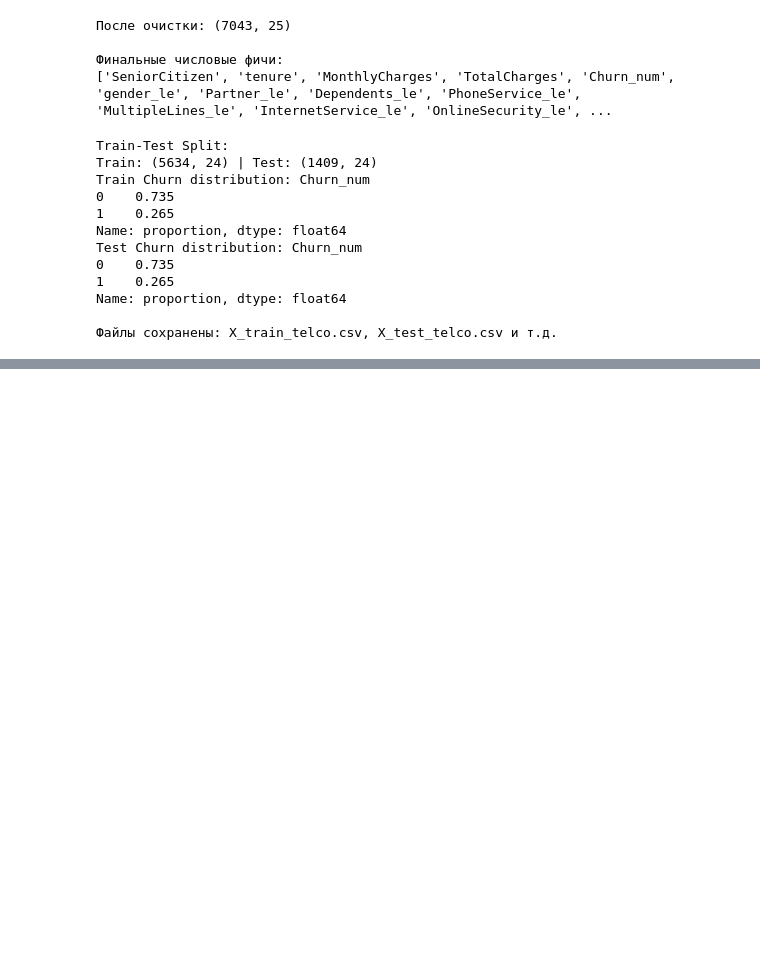
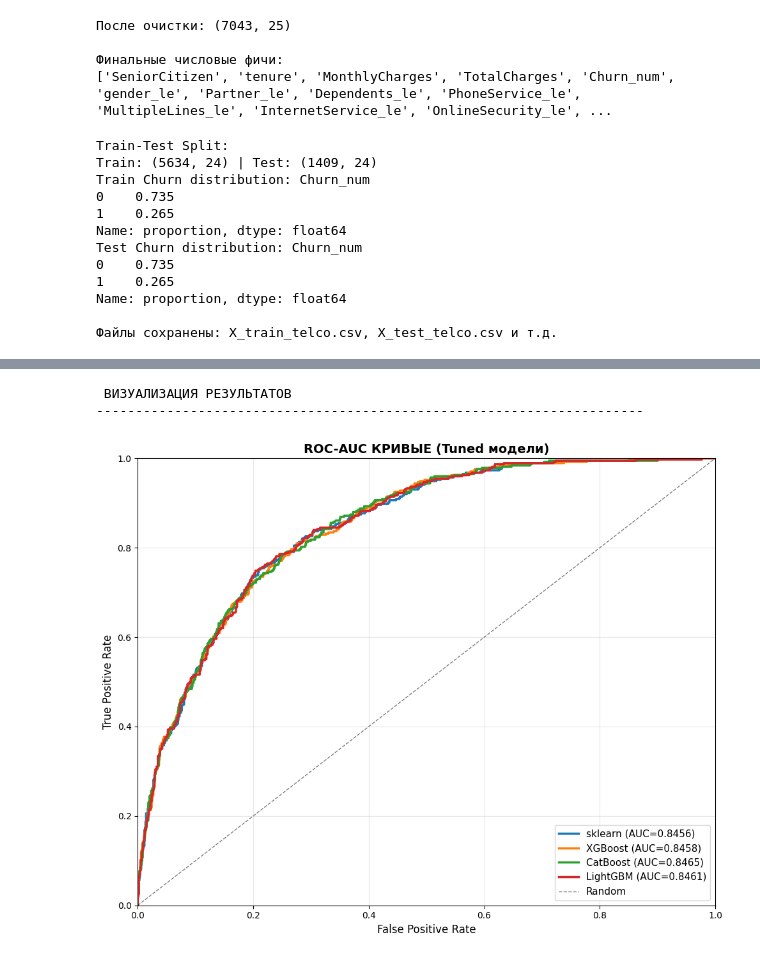
Before and after one commit to Anastasia2207/Downloads, a Jupyter notebook: wrk_1_boosting.ipynb, the cells around one changed output, grey strips where cells are left out. Saved outputs shown, nothing was run; the diff lists cells and outputs as text; code cells hidden in the pictures; blank space fills up the shorter version.

```diff
--- a/wrk_1_boosting.ipynb
+++ b/wrk_1_boosting.ipynb
@@ -489,0 +783,12 @@ Name: proportion, dtype: float64
+# %%
+# Лучшие гиперпараметры
+print("\n ЛУЧШИЕ ГИПЕРПАРАМЕТРЫ:")
+print("-"*70)
+for model_name, result in results_tuned.items():
+    print(f"\n{model_name}:")
+    print(f"  Best params: {result['best_params']}")
+    print(f"  CV Score (ROC-AUC): {result['cv_score']:.4f}")
+
+# Лидер после tuning
+best_tuned = df_tuned_results.loc[df_tuned_results['ROC-AUC'].idxmax()]
+print(f"\n ИТОГОВЫЙ ПОБЕДИТЕЛЬ: {best_tuned['Model']} (ROC-AUC = {best_tuned['ROC-AUC']:.4f})")
@@ -489,0 +816,33 @@ Name: proportion, dtype: float64
+# %%
+# ============================================
+# 3. СРАВНИТЕЛЬНЫЕ ГРАФИКИ
+# ============================================
+print("\n\n ВИЗУАЛИЗАЦИЯ РЕЗУЛЬТАТОВ")
+print("-"*70)
+
+# ROC-AUC кривые
+fig, ax = plt.subplots(figsize=(10, 8))
+
+colors = ['#1f77b4', '#ff7f0e', '#2ca02c', '#d62728']
+
+for (model_name, result), color in zip(results_tuned.items(), colors):
+    fpr, tpr, _ = roc_curve(y_test, result['y_proba'])
+    auc = result['roc_auc']
+    ax.plot(fpr, tpr, label=f'{model_name} (AUC={auc:.4f})',
+            linewidth=2.5, color=color)
+
+ax.plot([0, 1], [0, 1], 'k--', linewidth=1, label='Random', alpha=0.5)
+ax.set_xlabel('False Positive Rate', fontsize=12)
+ax.set_ylabel('True Positive Rate', fontsize=12)
+ax.set_title('ROC-AUC КРИВЫЕ (Tuned модели)', fontsize=14, fontweight='bold')
+ax.legend(loc='lower right', fontsize=11)
+ax.grid(alpha=0.3)
+ax.set_xlim(0, 1)
+ax.set_ylim(0, 1)
+
+plt.tight_layout()
+plt.show()
+# %% [output]
+ ВИЗУАЛИЗАЦИЯ РЕЗУЛЬТАТОВ
+----------------------------------------------------------------------
+[figure, added]
```
Also changed, not shown: parts of 8 cells of this notebook, 4 other files.
